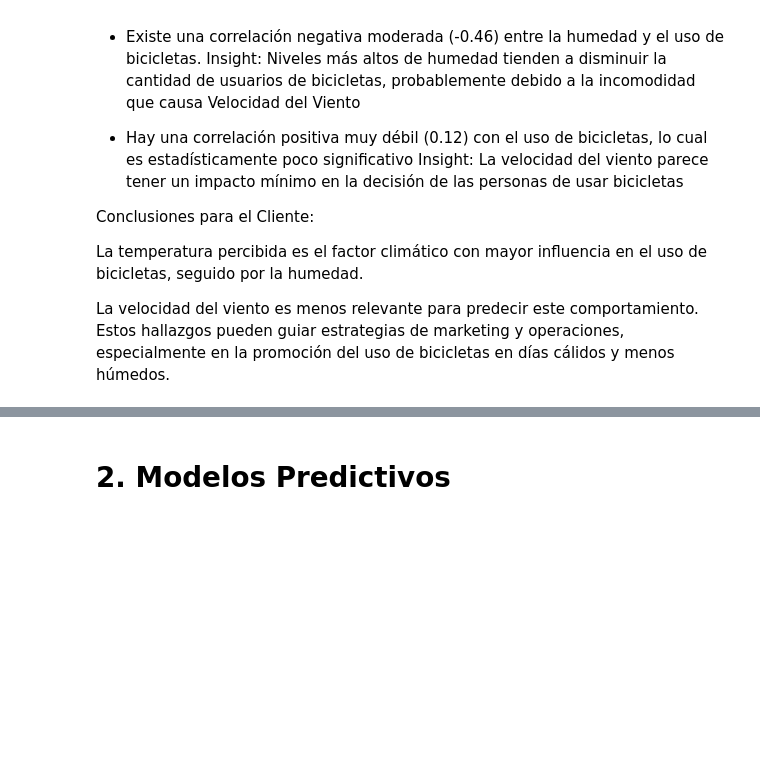
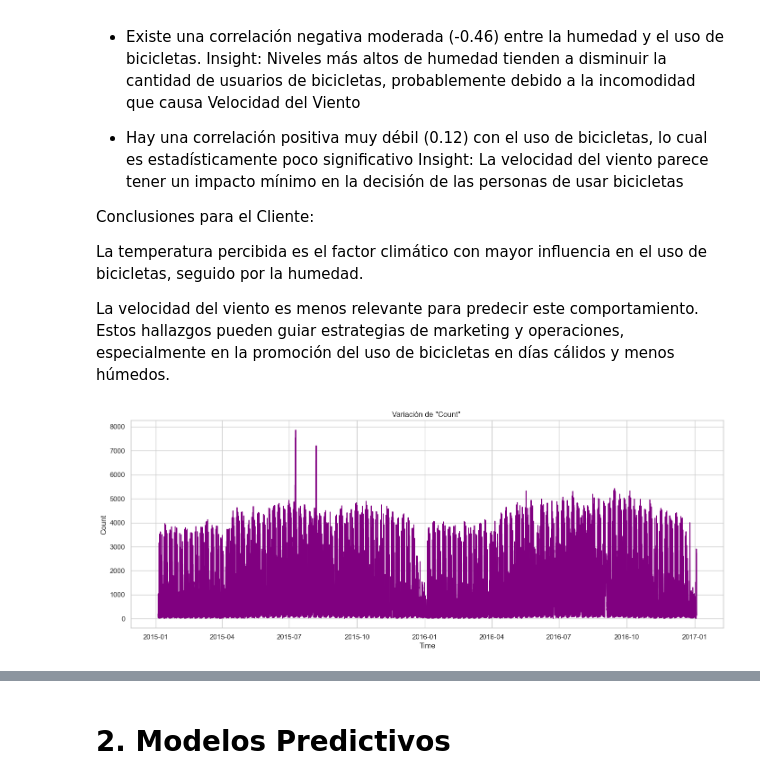
Before and after one commit to JairAmaro/Portafolio, a Jupyter notebook: London bike shariong/London.ipynb, the cells around one changed output, grey strips where cells are left out. Cells and saved outputs as stored; diff of their text form; code cells hidden in the pictures; blank space fills up the shorter version.

```diff
--- a/London bike shariong/London.ipynb
+++ b/London bike shariong/London.ipynb
@@ -156,3 +156,16 @@ Conclusiones para el Cliente:
 La temperatura percibida es el factor climático con mayor influencia en el uso de bicicletas, seguido por la humedad.
 
 La velocidad del viento es menos relevante para predecir este comportamiento. Estos hallazgos pueden guiar estrategias de marketing y operaciones, especialmente en la promoción del uso de bicicletas en días cálidos y menos húmedos.
+# %%
+def PlotCountByYear(data):
+    plt.figure(figsize=(17, 6))
+    sns.lineplot(x='Time', y='Count', data=data, color='purple')
+    plt.title('Variación de "Count" ')
+    plt.xlabel('Time')
+    plt.ylabel('Count')
+    plt.show()
+
+
+PlotCountByYear(df)
+# %% [output]
+[figure, added]
```
Also changed, not shown: parts of 6 cells of this notebook.
